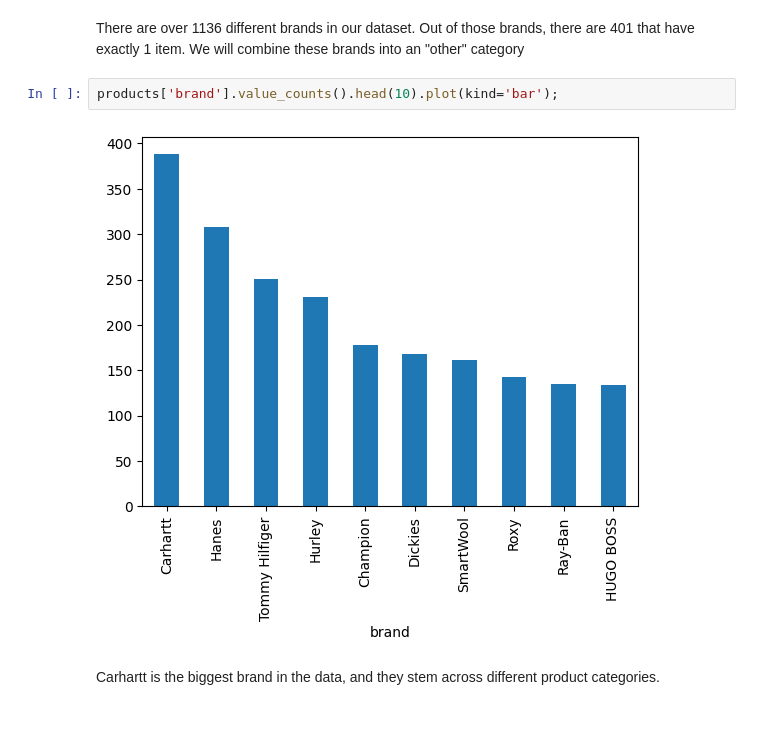
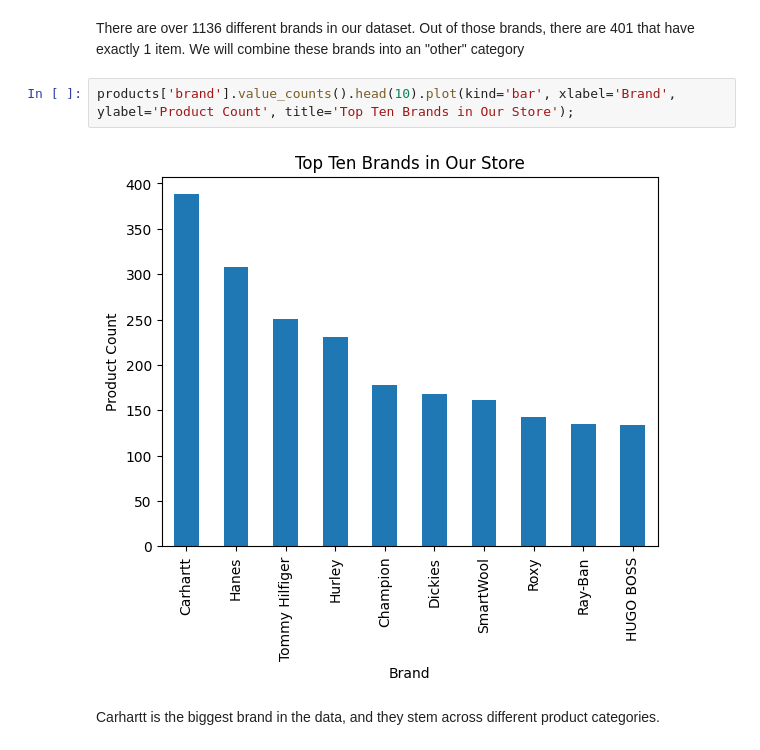
Before and after one commit to lauxpaux/BusinessAnalytics, a Jupyter notebook: BusinessAnalyticsEDA.ipynb, the cells around one changed output. Drawn from its saved outputs; the diff is of its cells as text; blank space fills up the shorter version.

```diff
--- a/BusinessAnalyticsEDA.ipynb
+++ b/BusinessAnalyticsEDA.ipynb
@@ -252,9 +252,9 @@ uniquebrandsDF[uniquebrandsDF['count'] == 1]
 # %% [markdown]
 There are over 1136 different brands in our dataset. Out of those brands, there are 401 that have exactly 1 item. We will combine these brands into an "other" category
 # %%
-products['brand'].value_counts().head(10).plot(kind='bar');
+products['brand'].value_counts().head(10).plot(kind='bar', xlabel='Brand', ylabel='Product Count', title='Top Ten Brands in Our Store');
 # %% [output]
-[figure, old version]
+[figure, new version]
 # %% [markdown]
 Carhartt is the biggest brand in the data, and they stem across different product categories.
 # %%
```
Also changed, not shown: parts of 10 cells of this notebook.
